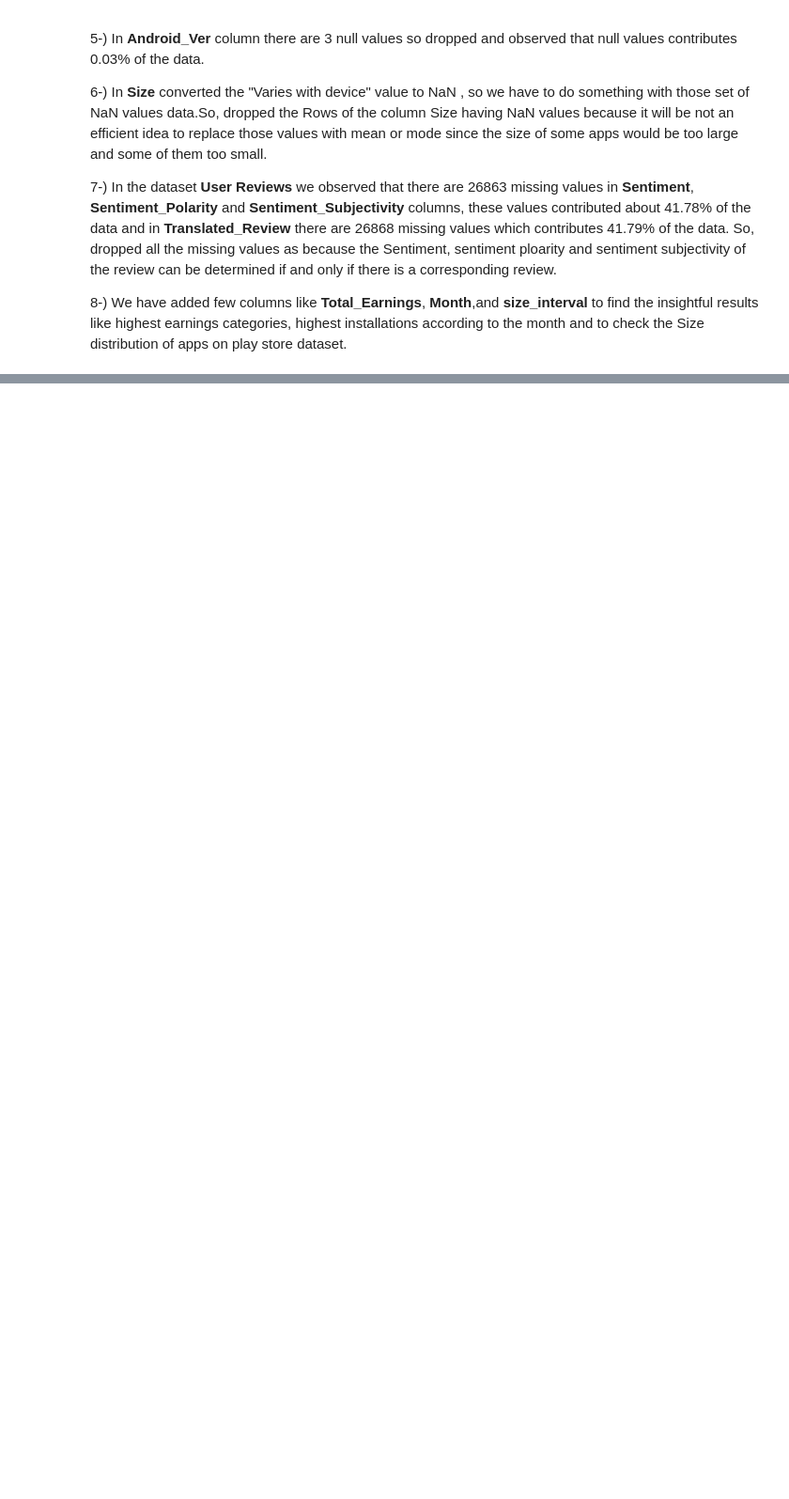
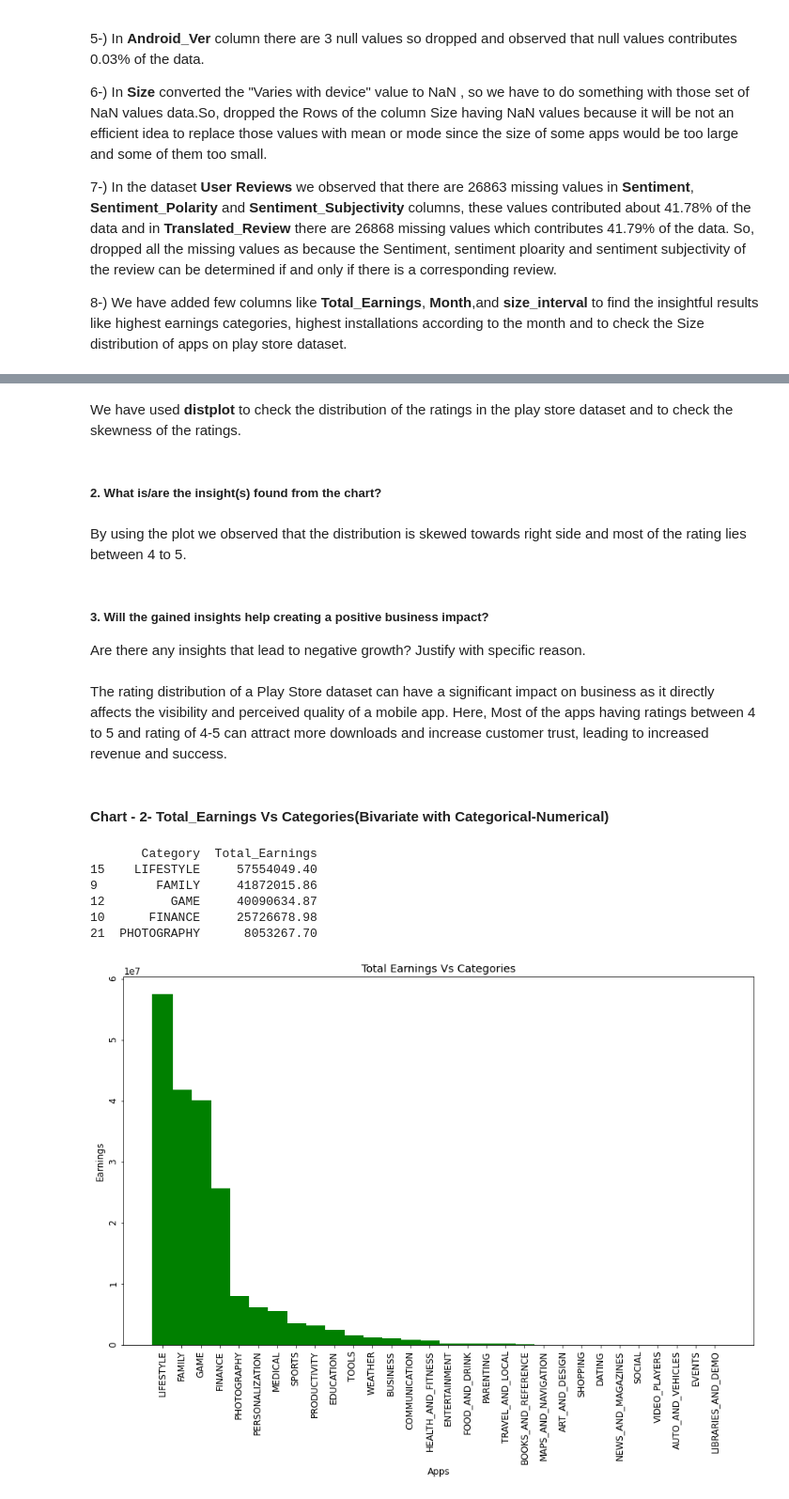
Before and after one commit to MohammadSarim/Capstone-Project-1-Play-Store-App-Review-Analysis, a Jupyter notebook: Capstone_Project_EDA_(PlayStore_App_Review_Analysis).ipynb, the cells around one changed output, grey strips where cells are left out. Shown at 94% size. Drawn from its saved outputs; the diff is of its cells as text; code cells hidden in the pictures; blank space fills up the shorter version.

```diff
--- a/Capstone_Project_EDA_(PlayStore_App_Review_Analysis).ipynb
+++ b/Capstone_Project_EDA_(PlayStore_App_Review_Analysis).ipynb
@@ -1368,0 +1400,32 @@ We observed the following points related to both data set:-
+# %% [markdown]
+We have used **distplot**  to check the distribution of the ratings in the play store dataset and to check the skewness of the ratings.
+# %% [markdown]
+##### 2. What is/are the insight(s) found from the chart?
+# %% [markdown]
+By using the plot we observed that the distribution is skewed towards right side and most of the rating lies between 4 to 5.
+# %% [markdown]
+##### 3. Will the gained insights help creating a positive business impact?
+Are there any insights that lead to negative growth? Justify with specific reason.
+# %% [markdown]
+The rating distribution of a Play Store dataset can have a significant impact on business as it directly affects the visibility and perceived quality of a mobile app. Here, Most of the apps having ratings between 4 to 5 and rating of 4-5 can attract more downloads and increase customer trust, leading to increased revenue and success.
+# %% [markdown]
+#### Chart - 2- Total_Earnings Vs Categories(Bivariate with Categorical-Numerical)
+# %%
+# Chart - 2 visualization code
+print(Top_5.head())
+print(" ")
+
+plt.figure(figsize=(15,9))
+plt.bar(Top_5.Category, Top_5.Total_Earnings, width=1.1, color = 'green', label=Top_5.Total_Earnings)
+plt.xlabel("Apps")
+plt.ylabel("Earnings")
+plt.tick_params(rotation=90)
+plt.title("Total Earnings Vs Categories");
+# %% [output]
+       Category  Total_Earnings
+15    LIFESTYLE     57554049.40
+9        FAMILY     41872015.86
+12         GAME     40090634.87
+10      FINANCE     25726678.98
+21  PHOTOGRAPHY      8053267.70
+[figure, added]
```
Also changed, not shown: parts of 51 cells of this notebook.
